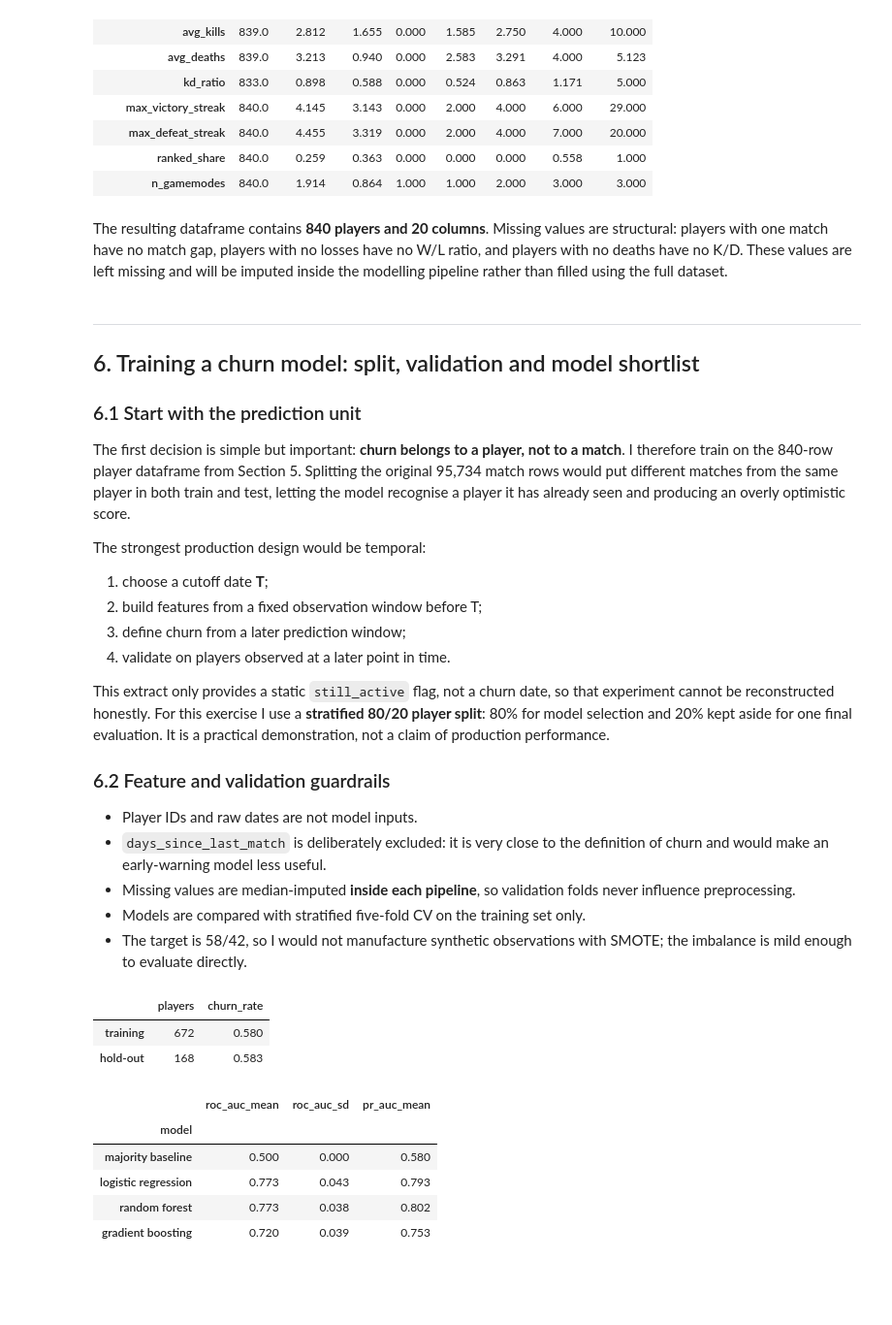
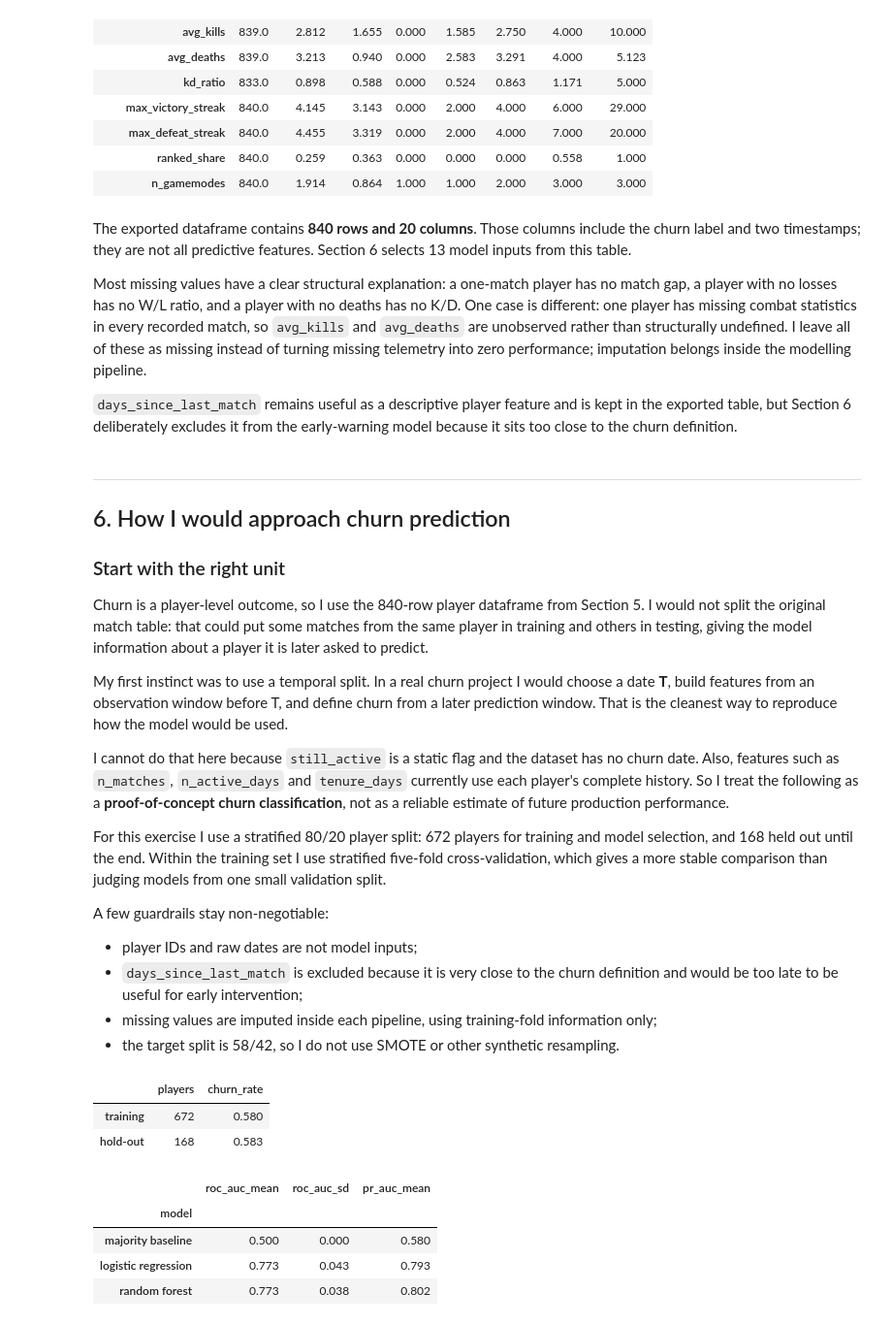
Before and after one commit to ACharaf06/interview_ubisoft, a Jupyter notebook: analysis.ipynb, the cells around one changed output. Shown at 97% size. Cells and saved outputs as stored; diff of their text form; code cells hidden in the pictures; blank space fills up the shorter version.

Commit message:
fix wording in section 3/4 and 5

```diff
--- a/analysis.ipynb
+++ b/analysis.ipynb
@@ -835,42 +867,48 @@ kd_ratio               7
 | ranked_share | 840.0 | 0.259 | 0.363 | 0.000 | 0.000 | 0.000 | 0.558 | 1.000 |
 | n_gamemodes | 840.0 | 1.914 | 0.864 | 1.000 | 1.000 | 2.000 | 3.000 | 3.000 |
 # %% [markdown]
-The resulting dataframe contains **840 players and 20 columns**. Missing values are structural:
-players with one match have no match gap, players with no losses have no W/L ratio, and players with
-no deaths have no K/D. These values are left missing and will be imputed inside the modelling
-pipeline rather than filled using the full dataset.
+The exported dataframe contains **840 rows and 20 columns**. Those columns include the churn label and
+two timestamps; they are not all predictive features. Section 6 selects 13 model inputs from this
+table.
+
+Most missing values have a clear structural explanation: a one-match player has no match gap, a
+player with no losses has no W/L ratio, and a player with no deaths has no K/D. One case is different:
+one player has missing combat statistics in every recorded match, so `avg_kills` and `avg_deaths` are
+unobserved rather than structurally undefined. I leave all of these as missing instead of turning
+missing telemetry into zero performance; imputation belongs inside the modelling pipeline.
+
+`days_since_last_match` remains useful as a descriptive player feature and is kept in the exported
+table, but Section 6 deliberately excludes it from the early-warning model because it sits too close
+to the churn definition.
 # %% [markdown]
 ---
-## 6. Training a churn model: split, validation and model shortlist
+## 6. How I would approach churn prediction
 
-### 6.1 Start with the prediction unit
+### Start with the right unit
 
-The first decision is simple but important: **churn belongs to a player, not to a match**. I therefore
-train on the 840-row player dataframe from Section 5. Splitting the original 95,734 match rows would
-put different matches from the same player in both train and test, letting the model recognise a
-player it has already seen and producing an overly optimistic score.
+Churn is a player-level outcome, so I use the 840-row player dataframe from Section 5. I would not
+split the original match table: that could put some matches from the same player in training and
+others in testing, giving the model information about a player it is later asked to predict.
 
-The strongest production design would be temporal:
+My first instinct was to use a temporal split. In a real churn project I would choose a date **T**,
+build features from an observation window before T, and define churn from a later prediction window.
+That is the cleanest way to reproduce how the model would be used.
 
-1. choose a cutoff date **T**;
-2. build features from a fixed observation window before T;
-3. define churn from a later prediction window;
-4. validate on players observed at a later point in time.
+I cannot do that here because `still_active` is a static flag and the dataset has no churn date. Also,
+features such as `n_matches`, `n_active_days` and `tenure_days` currently use each player's complete
+history. So I treat the following as a **proof-of-concept churn classification**, not as a reliable
+estimate of future production performance.
 
-This extract only provides a static `still_active` flag, not a churn date, so that experiment cannot
-be reconstructed honestly. For this exercise I use a **stratified 80/20 player split**: 80% for model
-selection and 20% kept aside for one final evaluation. It is a practical demonstration, not a claim
-of production performance.
+For this exercise I use a stratified 80/20 player split: 672 players for training and model selection,
+and 168 held out until the end. Within the training set I use stratified five-fold cross-validation,
+which gives a more stable comparison than judging models from one small validation split.
 
-### 6.2 Feature and validation guardrails
+A few guardrails stay non-negotiable:
 
-- Player IDs and raw dates are not model inputs.
-- `days_since_last_match` is deliberately excluded: it is very close to the definition of churn and
-  would make an early-warning model less useful.
-- Missing values are median-imputed **inside each pipeline**, so validation folds never influence
-  preprocessing.
-- Models are compared with stratified five-fold CV on the training set only.
-- The target is 58/42, so I would not manufacture synthetic observations with SMOTE; the imbalance
-  is mild enough to evaluate directly.
+- player IDs and raw dates are not model inputs;
+- `days_since_last_match` is excluded because it is very close to the churn definition and would be
+  too late to be useful for early intervention;
+- missing values are imputed inside each pipeline, using training-fold information only;
+- the target split is 58/42, so I do not use SMOTE or other synthetic resampling.
 # %%
 from sklearn.dummy import DummyClassifier
@@ -903,7 +941,7 @@ pd.DataFrame({
 | training | 672 | 0.580 |
 | hold-out | 168 | 0.583 |
 # %%
-# A short model ladder: baseline -> interpretable linear model -> nonlinear tree models.
+# I keep the comparison small: a baseline, a linear model and one nonlinear model.
 models = {
     "majority baseline": Pipeline([
         ("impute", SimpleImputer(strategy="median")),
@@ -917,37 +955,31 @@ models = {
     "random forest": Pipeline([
         ("impute", SimpleImputer(strategy="median")),
         ("model", RandomForestClassifier(n_estimators=300, min_samples_leaf=3,
                                          random_state=42, n_jobs=-1)),
-    ]),
-    "gradient boosting": Pipeline([
-        ("impute", SimpleImputer(strategy="median")),
-        ("model", HistGradientBoostingClassifier(max_iter=200, learning_rate=0.06,
-                                                 max_leaf_nodes=15, random_state=42)),
     ]),
 }
 
 cv = StratifiedKFold(n_splits=5, shuffle=True, random_state=42)
 cv_rows = []
 for name, model in models.items():
     scores = cross_validate(
         model, X_train, y_train, cv=cv,
         scoring={"roc_auc": "roc_auc", "pr_auc": "average_precision"},
         n_jobs=-1,
     )
     cv_rows.append({
         "model": name,
         "roc_auc_mean": scores["test_roc_auc"].mean(),
         "roc_auc_sd": scores["test_roc_auc"].std(),
         "pr_auc_mean": scores["test_pr_auc"].mean(),
     })
 
 cv_results = pd.DataFrame(cv_rows).set_index("model")
 cv_results.round(3)
 # %% [output]
 |  | roc_auc_mean | roc_auc_sd | pr_auc_mean |
 | model |  |  |  |
 | majority baseline | 0.500 | 0.000 | 0.580 |
 | logistic regression | 0.773 | 0.043 | 0.793 |
 | random forest | 0.773 | 0.038 | 0.802 |
-| gradient boosting | 0.720 | 0.039 | 0.753 |
 # %%
```
Also changed, not shown: parts of 8 cells of this notebook.
